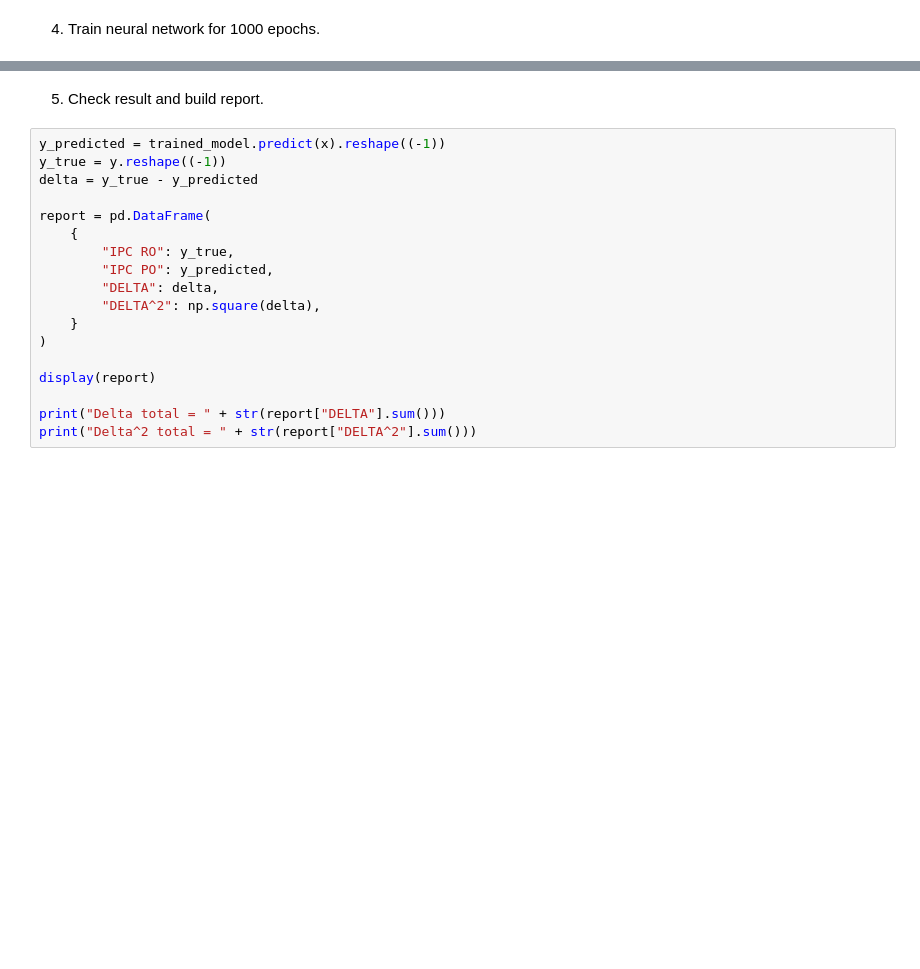
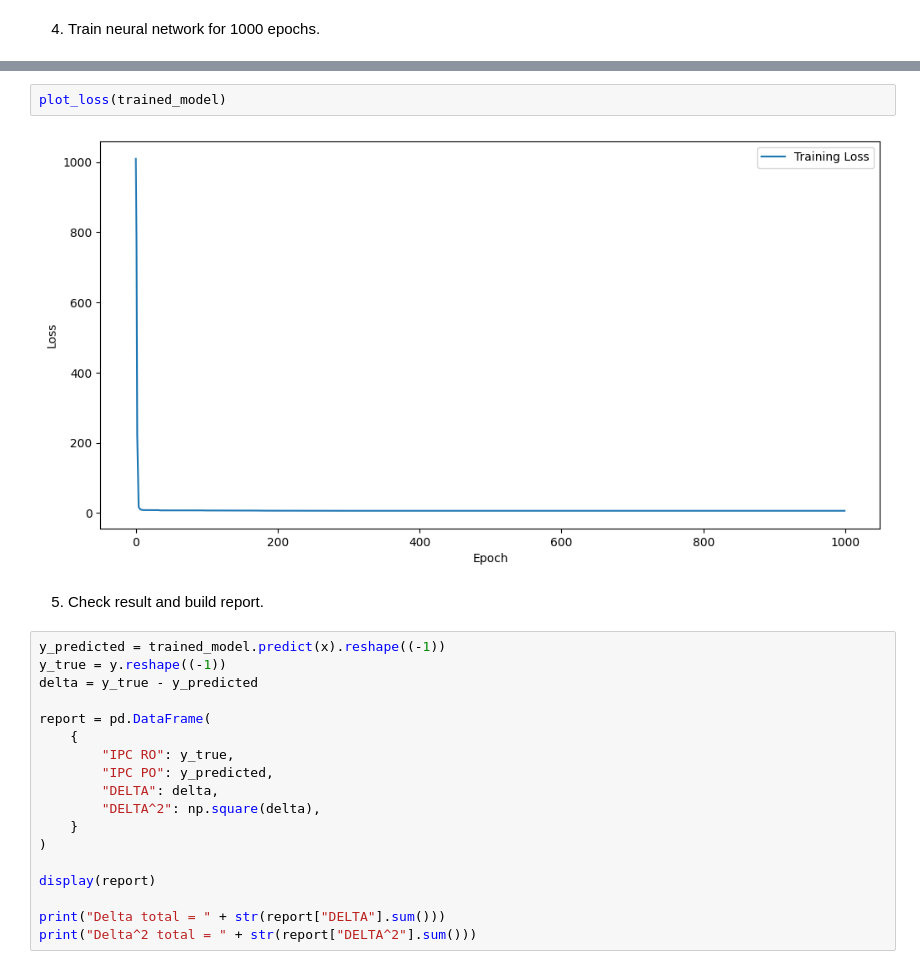
Before and after one commit to melalex/computational-intelligence, a Jupyter notebook: notebooks/genetic_ipc_prediction.ipynb, the cells around one changed output, grey strips where cells are left out. Drawn from its saved outputs; the diff is of its cells as text; blank space fills up the shorter version.

Commit message:
Add plots

```diff
--- a/notebooks/genetic_ipc_prediction.ipynb
+++ b/notebooks/genetic_ipc_prediction.ipynb
@@ -82,3 +76,7 @@ MRE = 6.469538453397983
+# %%
+plot_loss(trained_model)
+# %% [output]
+[figure, added]
 # %% [markdown]
 5. Check result and build report.
 # %%
```
Also changed, not shown: parts of 8 cells of this notebook, 9 other files.
